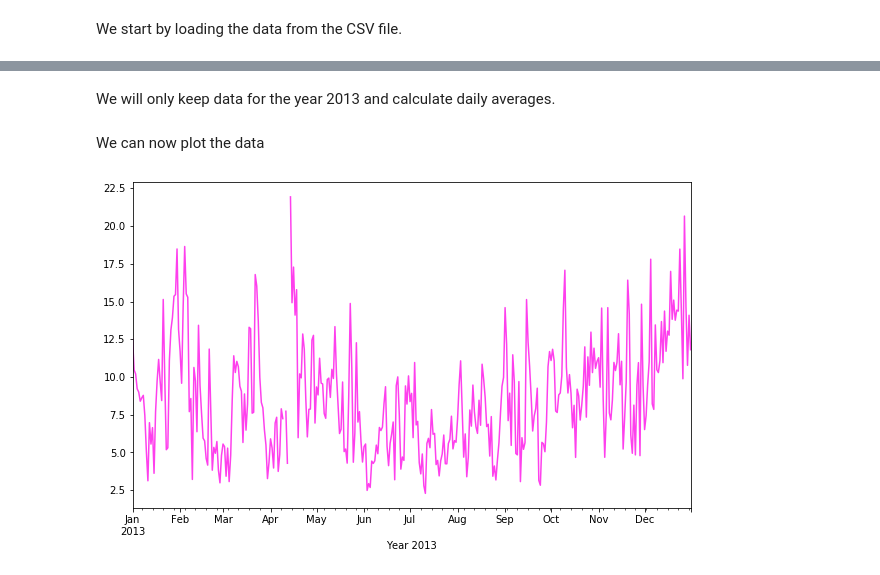
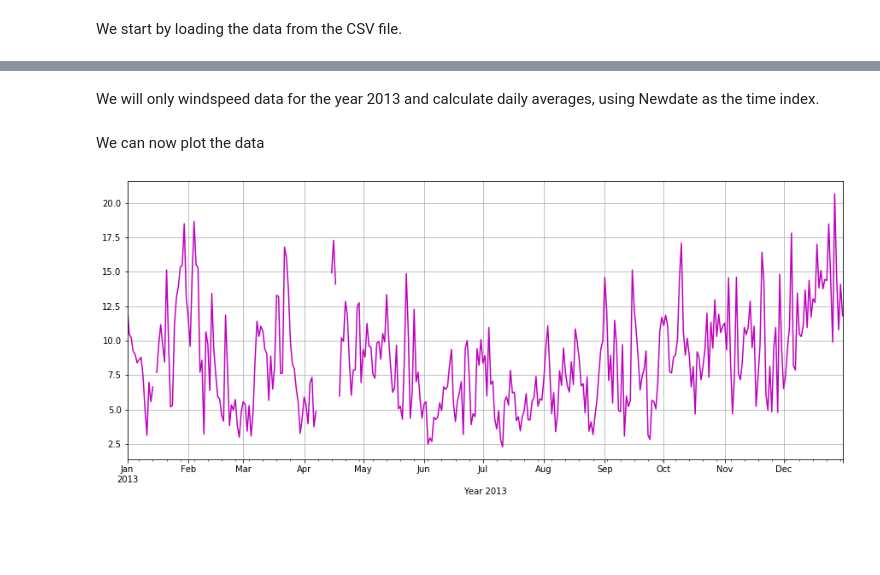
Before and after one commit to gabrielecalvo/dsemr, a Jupyter notebook: pycode/week2/missing.ipynb, the cells around one changed output, grey strips where cells are left out. Drawn from its saved outputs; the diff is of its cells as text; code cells hidden in the pictures; blank space fills up the shorter version.

```diff
--- a/pycode/week2/missing.ipynb
+++ b/pycode/week2/missing.ipynb
@@ -2,5 +5,8 @@
 # the following line is used to allow plotting inside the .ipynb file
 %matplotlib inline
+# %%
+plt.rcParams['figure.figsize'] = (15, 6)  # overwrite the default figure size
+plt.rcParams['axes.grid'] = True          # add the grid lines by default
 # %% [markdown]
 We start by loading the data from the CSV file.
 # %%
@@ -16,14 +20,18 @@ site1.head()
 | 3 | 01/01/2011 04:00 | 9.53 | -0.294136 | -6.760742 | 0.004642 | 102493.9609 | 276.832886 | 6.767137 | 2.491 | 2011-01-01 | 2011 | ... |
 | 4 | 01/01/2011 05:00 | 11.68 | -0.551288 | -6.811029 | 0.004435 | 102540.0000 | 276.397736 | 6.833304 | 4.627 | 2011-01-01 | 2011 | ... |
 # %% [markdown]
-We will only keep data for the year 2013 and calculate daily averages.
+We will only windspeed data for the year 2013 and calculate daily averages, using Newdate as the time index.
-# %%
-site1 = site1[site1['Newdate'].between('2013','2014')]
-mean_speed = site1.groupby(pd.Grouper(key='Newdate', freq='D')).mean()['WindSpeed']
+# %%
+site1 = site1.set_index('Newdate')                         # setting Newdate as the index
+site1 = site1.loc['2013':'2014', 'WindSpeed']              # taking only Windspeed for the year 2013
+
+# averaging data to daily
+mean_without_skipping_na = lambda x: x.mean(skipna=False)  # by default pandas would skipna
+mean_speed = site1.groupby(pd.Grouper(freq='D')).apply(mean_without_skipping_na)
 # %% [markdown]
 We can now plot the data
 # %%
-ax = mean_speed.plot(x='Newdate', y='WindSpeed', c='#FE40ED', figsize=(10,6))
+ax = mean_speed.plot(y='WindSpeed', c='m')
 ax.set_xlabel("Year 2013");
 # %% [output]
-[figure, old version]
+[figure, new version]
```
Also changed, not shown: parts of 15 cells of this notebook.
